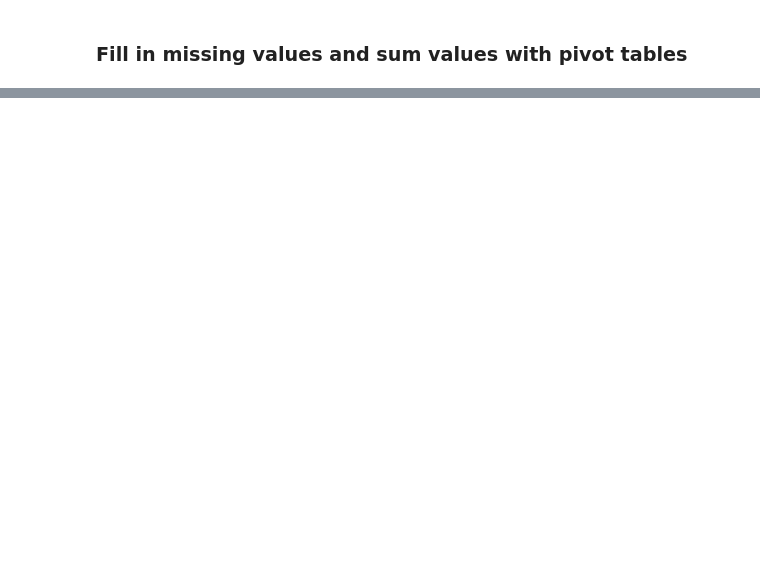
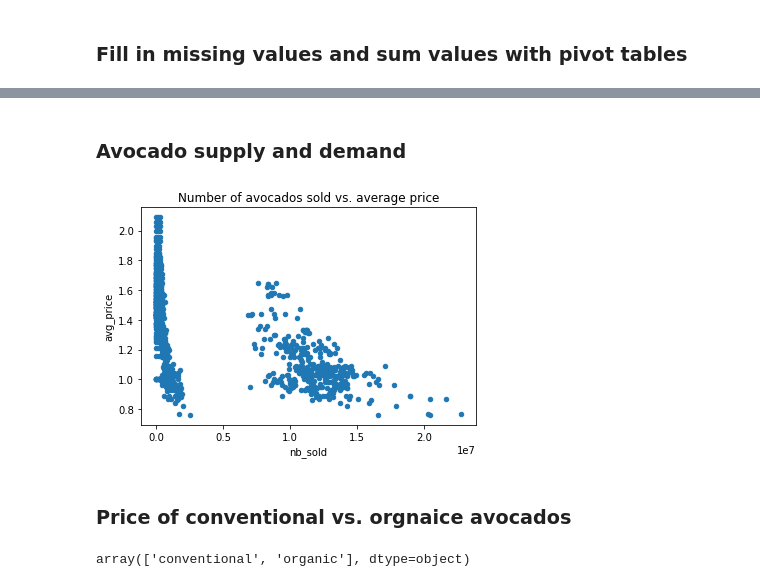
Before and after one commit to ziesazies/learning-pandas, a Jupyter notebook: data-manipulation-with-pandas.ipynb, the cells around one changed output, grey strips where cells are left out. Drawn from its saved outputs; the diff is of its cells as text; code cells hidden in the pictures; blank space fills up the shorter version.

```diff
--- a/data-manipulation-with-pandas.ipynb
+++ b/data-manipulation-with-pandas.ipynb
@@ -184,0 +1001,13 @@ print(sales.pivot_table(values="weekly_sales", index="department", columns="type
+# %% [markdown]
+### Avocado supply and demand
+# %%
+avocados.plot(kind="scatter",x="nb_sold",y="avg_price", title="Number of avocados sold vs. average price")
+plt.show()
+# %% [output]
+[figure, added]
+# %% [markdown]
+### Price of conventional vs. orgnaice avocados
+# %%
+avocados["type"].unique()
+# %% [output]
+array(['conventional', 'organic'], dtype=object)
```
Also changed, not shown: parts of 107 cells of this notebook.
